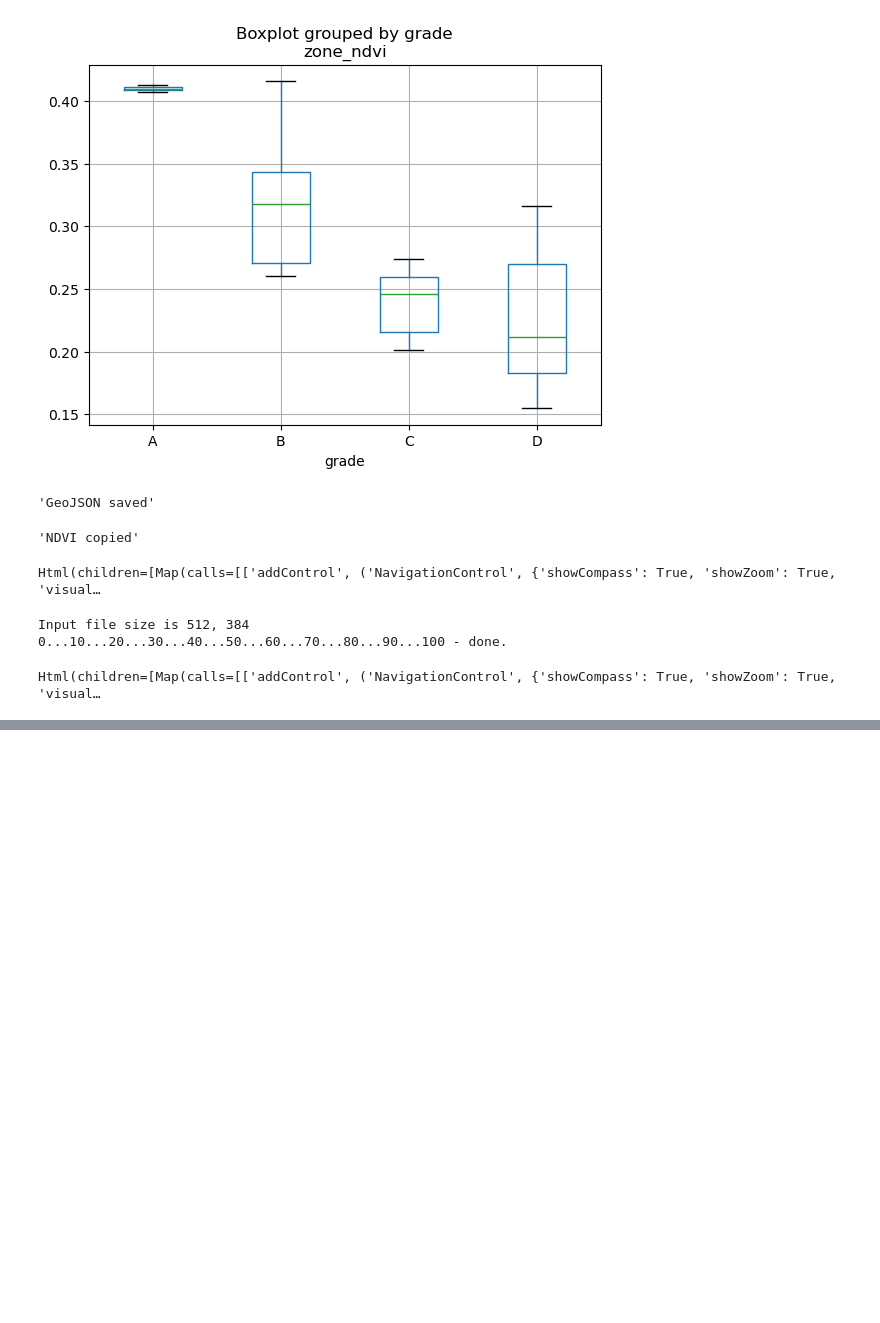
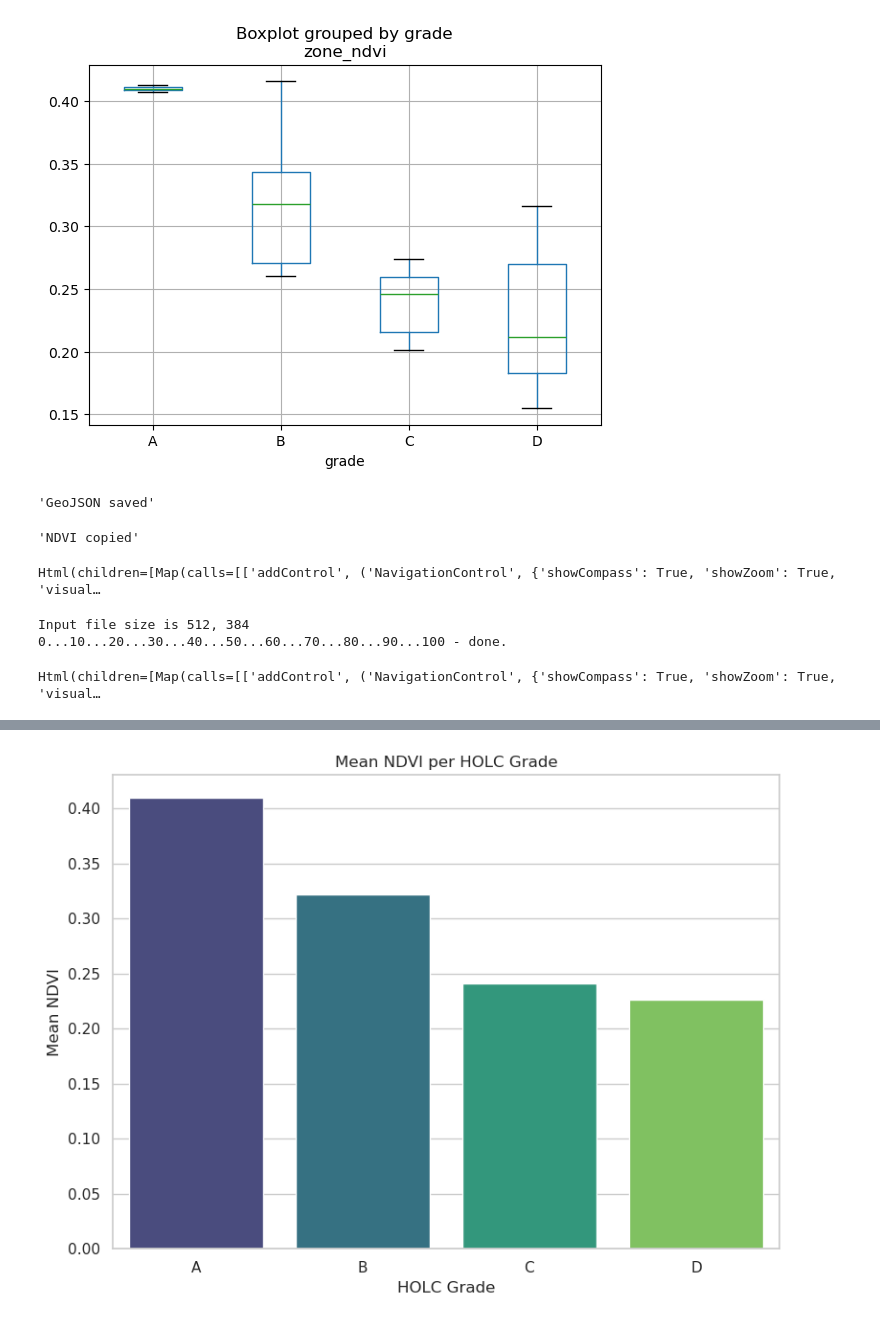
Before and after one commit to espm-157/Final-Luis, a Jupyter notebook: notebook.ipynb, the cells around one changed output, grey strips where cells are left out. Cells and saved outputs as stored; diff of their text form; code cells hidden in the pictures; blank space fills up the shorter version.

```diff
--- a/notebook.ipynb
+++ b/notebook.ipynb
@@ -365,0 +509,10 @@ Html(children=[Map(calls=[['addControl', ('NavigationControl', {'showCompass': T
+# %%
+plt.figure(figsize=(8,6))
+sns.barplot(data=fresno_avg, x="grade", y="zone_ndvi", palette="viridis")
+plt.title("Mean NDVI per HOLC Grade")
+plt.xlabel("HOLC Grade")
+plt.ylabel("Mean NDVI")
+plt.tight_layout()
+plt.show()
+# %% [output]
+[figure, added]
```
Also changed, not shown: parts of 8 cells of this notebook, 1 other file.
